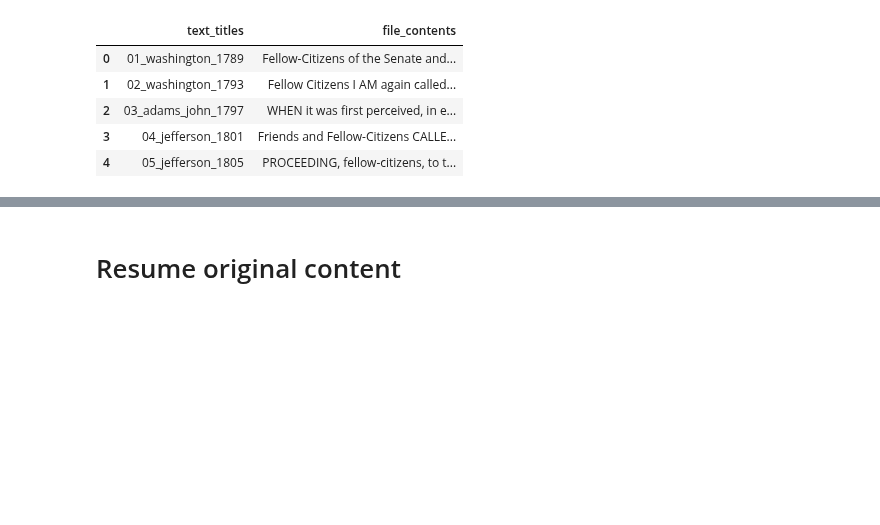
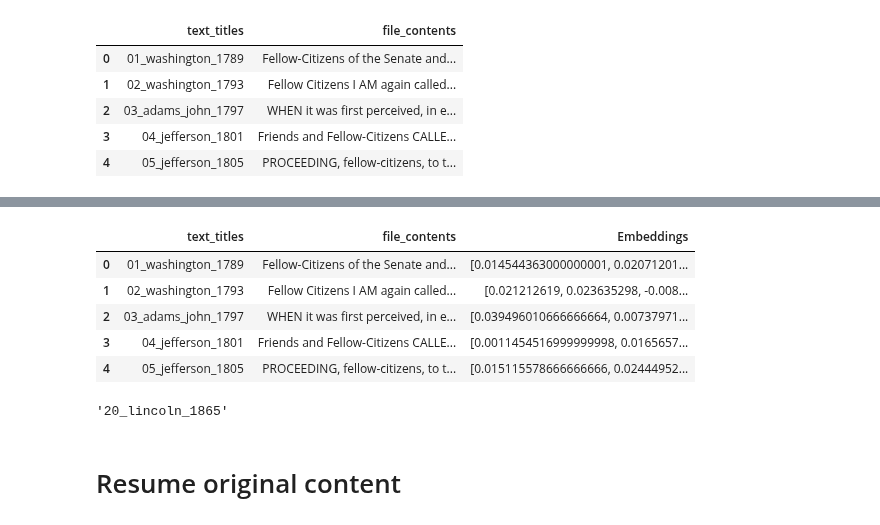
Before and after one commit to alex-smith-uwec/NLP_Spring2025, a Jupyter notebook: document_search.ipynb, the cells around one changed output, grey strips where cells are left out. Saved outputs shown, nothing was run; the diff lists cells and outputs as text; code cells hidden in the pictures; blank space fills up the shorter version.

```diff
--- a/document_search.ipynb
+++ b/document_search.ipynb
@@ -266,8 +266,14 @@ df.head()
 | 2 | 03_adams_john_1797 | WHEN it was first perceived, in e... |
 | 3 | 04_jefferson_1801 | Friends and Fellow-Citizens CALLE... |
 | 4 | 05_jefferson_1805 | PROCEEDING, fellow-citizens, to t... |
+# %%
+model = 'models/embedding-001'
+embedding = genai.embed_content(model=model,
+                                content=sample_text,
+                                task_type="retrieval_document",
+                                title=title)
 # %%
-!pip install tiktoken
+# !pip install tiktoken
 
 import tiktoken
 
@@ -279,7 +285,7 @@ def num_tokens_from_string(string: str, encoding_name: str) -> int:
 
 def embed_fn(title, text):
   # Split the text into smaller chunks if it exceeds the token limit
-  max_tokens = 3000  # Adjust this value as needed
+  max_tokens = 1000  # Adjust this value as needed
   encoding_name = "cl100k_base"  # Encoding used by Gemini
 
   num_of_tokens = num_tokens_from_string(text, encoding_name)
@@ -301,4 +307,3 @@ def embed_fn(title, text):
 
 
 df['Embeddings'] = df.apply(lambda row: embed_fn(row['text_titles'], row['file_contents']), axis=1)
-df
@@ -318,0 +310,9 @@ BadRequest: 400 POST https://generativelanguage.googleapis.com/v1beta/models/emb
+# %%
+df.head()
+# %% [output]
+|  | text_titles | file_contents | Embeddings |
+| 0 | 01_washington_1789 | Fellow-Citizens of the Senate and... | [0.014544363000000001, 0.02071201... |
+| 1 | 02_washington_1793 | Fellow Citizens I AM again called... | [0.021212619, 0.023635298, -0.008... |
+| 2 | 03_adams_john_1797 | WHEN it was first perceived, in e... | [0.039496010666666664, 0.00737971... |
+| 3 | 04_jefferson_1801 | Friends and Fellow-Citizens CALLE... | [0.0011454516999999998, 0.0165657... |
+| 4 | 05_jefferson_1805 | PROCEEDING, fellow-citizens, to t... | [0.015115578666666666, 0.02444952... |
@@ -319,3 +338,8 @@ BadRequest: 400 POST https://generativelanguage.googleapis.com/v1beta/models/emb
+# %%
+passage = find_best_passage(query, df)
+passage
+# %% [output]
+'20_lincoln_1865'
 # %% [markdown]
 # Resume original content
 # %% [markdown]
```
Also changed, not shown: parts of 3 cells of this notebook.
